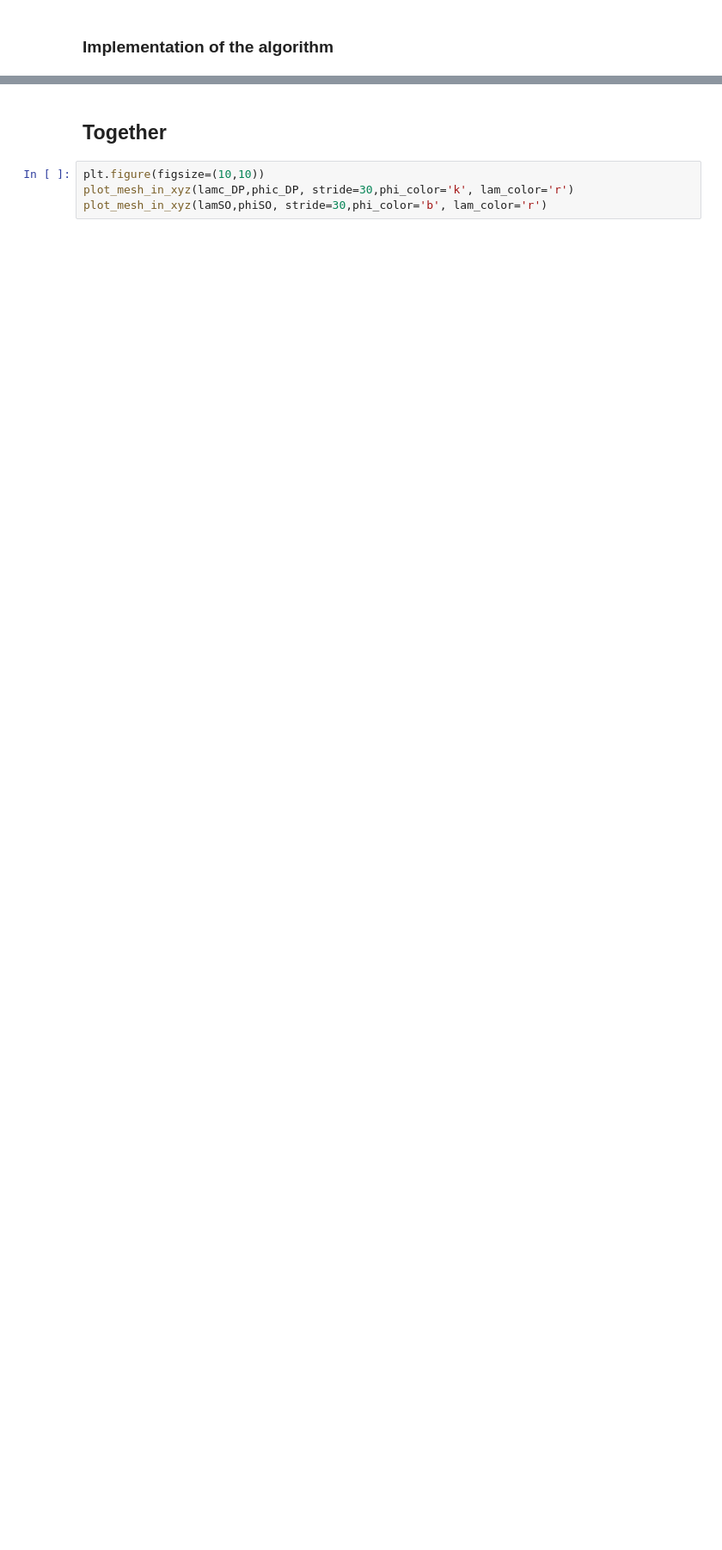
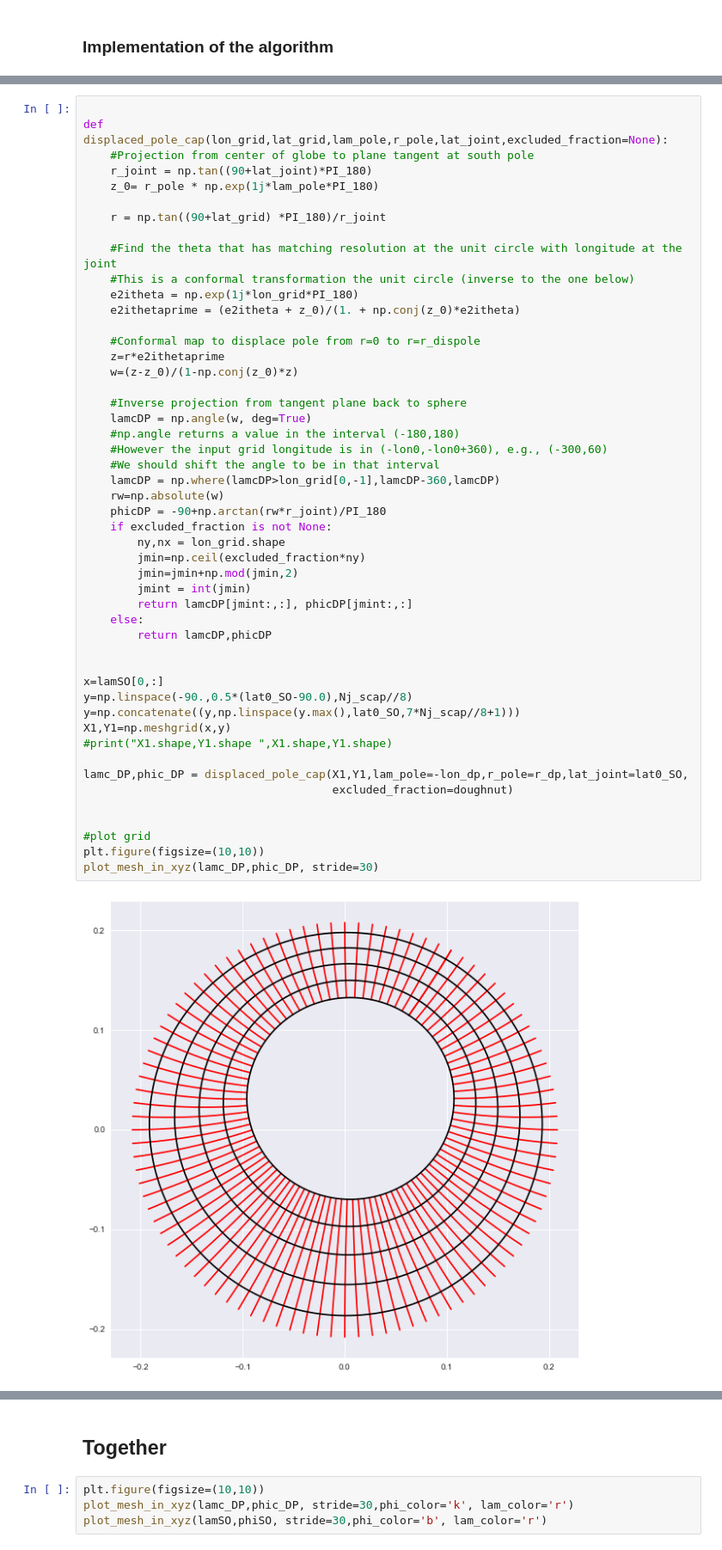
Before and after one commit to nikizadehgfdl/grid_generation, a Jupyter notebook: jupyter_southern_displaced_pole_cap_grid.ipynb, the cells around one changed output, grey strips where cells are left out. Shown at 86% size. Cells and saved outputs as stored; diff of their text form; blank space fills up the shorter version.

```diff
--- a/jupyter_southern_displaced_pole_cap_grid.ipynb
+++ b/jupyter_southern_displaced_pole_cap_grid.ipynb
@@ -272,0 +242,51 @@ plot_mesh_in_xyz(lamSO,phiSO, stride=30)
+# %%
+
+def displaced_pole_cap(lon_grid,lat_grid,lam_pole,r_pole,lat_joint,excluded_fraction=None):
+    #Projection from center of globe to plane tangent at south pole
+    r_joint = np.tan((90+lat_joint)*PI_180)
+    z_0= r_pole * np.exp(1j*lam_pole*PI_180)
+
+    r = np.tan((90+lat_grid) *PI_180)/r_joint
+
+    #Find the theta that has matching resolution at the unit circle with longitude at the joint
+    #This is a conformal transformation the unit circle (inverse to the one below)
+    e2itheta = np.exp(1j*lon_grid*PI_180)
+    e2ithetaprime = (e2itheta + z_0)/(1. + np.conj(z_0)*e2itheta)
+
+    #Conformal map to displace pole from r=0 to r=r_dispole
+    z=r*e2ithetaprime
+    w=(z-z_0)/(1-np.conj(z_0)*z)
+
+    #Inverse projection from tangent plane back to sphere
+    lamcDP = np.angle(w, deg=True)
+    #np.angle returns a value in the interval (-180,180)
+    #However the input grid longitude is in (-lon0,-lon0+360), e.g., (-300,60)
+    #We should shift the angle to be in that interval
+    lamcDP = np.where(lamcDP>lon_grid[0,-1],lamcDP-360,lamcDP)
+    rw=np.absolute(w)
+    phicDP = -90+np.arctan(rw*r_joint)/PI_180
+    if excluded_fraction is not None:
+        ny,nx = lon_grid.shape
+        jmin=np.ceil(excluded_fraction*ny)
+        jmin=jmin+np.mod(jmin,2)
+        jmint = int(jmin)
+        return lamcDP[jmint:,:], phicDP[jmint:,:]
+    else:
+        return lamcDP,phicDP
+
+
+x=lamSO[0,:]
+y=np.linspace(-90.,0.5*(lat0_SO-90.0),Nj_scap//8)
+y=np.concatenate((y,np.linspace(y.max(),lat0_SO,7*Nj_scap//8+1)))
+X1,Y1=np.meshgrid(x,y)
+#print("X1.shape,Y1.shape ",X1.shape,Y1.shape)
+
+lamc_DP,phic_DP = displaced_pole_cap(X1,Y1,lam_pole=-lon_dp,r_pole=r_dp,lat_joint=lat0_SO,
+                                     excluded_fraction=doughnut)
+
+
+#plot grid
+plt.figure(figsize=(10,10))
+plot_mesh_in_xyz(lamc_DP,phic_DP, stride=30)
+# %% [output]
+[figure, added]
```
Also changed, not shown: parts of 6 cells of this notebook, 5 other files.
